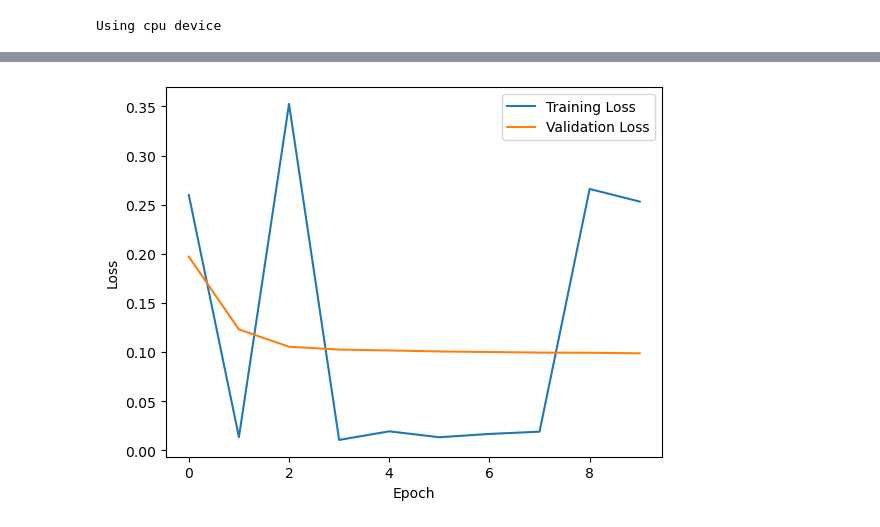
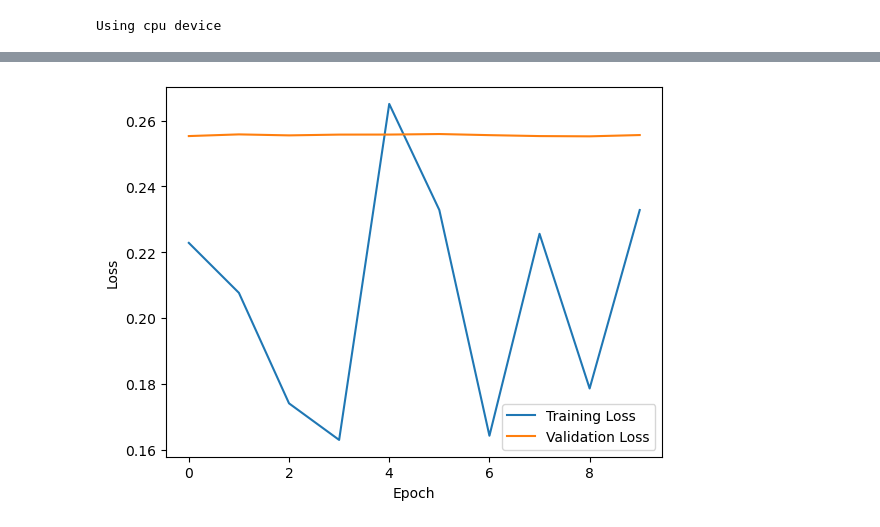
Before and after one commit to lmaxsmith/iPong, a Jupyter notebook: PlayModelTorch.ipynb, the cells around one changed output, grey strips where cells are left out. Saved outputs shown, nothing was run; the diff lists cells and outputs as text; code cells hidden in the pictures.

Commit message:
tweaked model for better classification. Still getting unexpected results.

```diff
--- a/PlayModelTorch.ipynb
+++ b/PlayModelTorch.ipynb
@@ -21,7 +21,7 @@ class NeuralNetwork(nn.Module):
         self.linear_softmax_stack = nn.Sequential(
             nn.Linear(8, 13),
             nn.ReLU(),
-            nn.Linear(13, 3),
+            nn.Linear(13, 3)
         )
 
     def forward(self, x):
@@ -37,11 +37,3 @@ model_path = 'my_model.pt'
 if(os.path.exists(model_path)):
     model.load_state_dict(torch.load(model_path))
     print("Loaded saved state")
-# %%
-X = torch.rand(1, 8, device=device)
-logits = model(X)
-print(f"All returns: {logits}")
-
-pred_probab = nn.Softmax(dim=1)(logits)
-y_pred = pred_probab.argmax(1)
-print(f"Predicted class: {y_pred}")
@@ -69,7 +58,11 @@ class PongDataset(Dataset):
 # %%
 
 #load data from file
-play_data = pd.read_table('TrainingQueue.tsv')
+raw_data = pd.read_table('TrainingQueue.tsv')
+play_data = raw_data.sample(frac=1, random_state=1)
+#print("Printing raw_data: ", raw_data, '\n')
+#print("Printing play_data: ", play_data)
+
 #print("Printing play_data: ", play_data)
 X = play_data.drop(['MyPaddleIsRight', 'MyPaddleIsLeft', 'MyPaddleIsStill', 'Unnamed: 11'], axis=1).dropna()
 # y = play_data[['MyPaddleIsRight', 'MyPaddleIsLeft', 'MyPaddleIsStill']].dropna()
@@ -111,18 +80,8 @@ print(test_data_DropNa)
-# %%
-# Split the data into training and validation sets
-X_train, X_val, y_train, y_val = train_test_split(X, y, test_size=0.2, random_state=42)
-
-# Create data loaders for the training and validation sets
-train_dataset = PongDataset(X_train, y_train)
-train_loader = DataLoader(train_dataset, batch_size=32, shuffle=True)
-
-val_dataset = PongDataset(X_val, y_val)
-val_loader = DataLoader(val_dataset, batch_size=32, shuffle=False)
 # %%
 import matplotlib.pyplot as plt
 
-# Define the loss function and optimizer
-loss_fn = nn.MSELoss()
+# Define the binary loss function and optimizer
+loss_fn = nn.CrossEntropyLoss()
 learning_rate = .001
 optimizer = torch.optim.Adam(model.parameters(), lr=learning_rate)
 
@@ -142,7 +101,7 @@ for epoch in range(num_epochs):
 
         # Forward pass
         y_pred = model(X_batch)
-        loss = loss_fn(y_pred, y_batch.unsqueeze(1))
+        loss = loss_fn(y_pred, y_batch)
 
         # Backward pass and optimization
         optimizer.zero_grad()
@@ -162,7 +121,7 @@ for epoch in range(num_epochs):
 
             # Forward pass
             y_pred = model(X_batch)
-            val_loss = loss_fn(y_pred, y_batch.unsqueeze(1))
+            val_loss = loss_fn(y_pred, y_batch)
             val_loss_sum += val_loss.item()
             num_batches += 1
 
@@ -197,4 +156,4 @@ Epoch [9/10], Train Loss: 0.2531, Val Loss: 0.0987
-[figure, old version]
+[figure, new version]
 # %%
 # Evaluate the trained model on the test set
 model.eval()
```
Also changed, not shown: parts of 4 cells of this notebook, 20 other files.
